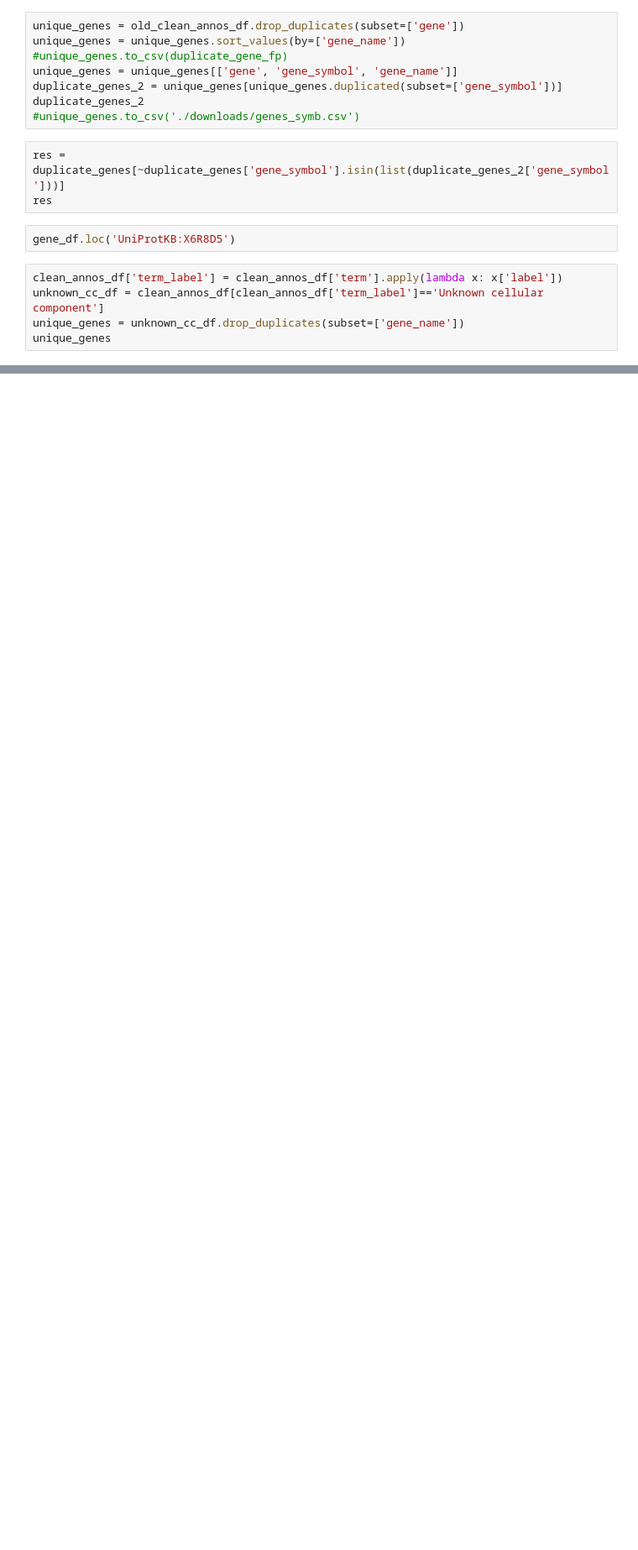
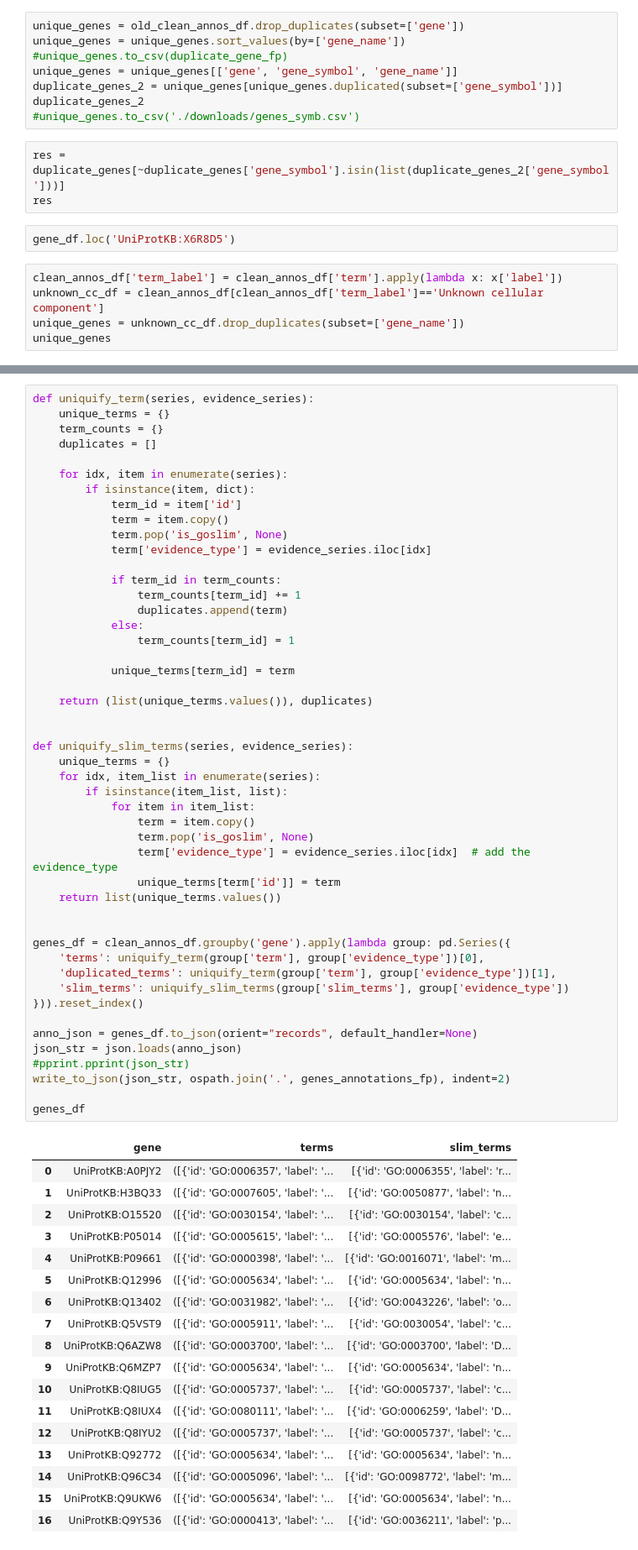
Before and after one commit to pantherdb/pango, a Jupyter notebook: loader/playground.ipynb, the cells around one changed output, grey strips where cells are left out. Shown at 84% size. Drawn from its saved outputs; the diff is of its cells as text; blank space fills up the shorter version.

Commit message:
Added check for duplicates and added the script to the all.sh

```diff
--- a/loader/playground.ipynb
+++ b/loader/playground.ipynb
@@ -581,0 +529,67 @@ genes_df
+# %%
+def uniquify_term(series, evidence_series):
+    unique_terms = {}
+    term_counts = {}
+    duplicates = []
+
+    for idx, item in enumerate(series):
+        if isinstance(item, dict):
+            term_id = item['id']
+            term = item.copy()
+            term.pop('is_goslim', None)
+            term['evidence_type'] = evidence_series.iloc[idx]
+
+            if term_id in term_counts:
+                term_counts[term_id] += 1
+                duplicates.append(term)
+            else:
+                term_counts[term_id] = 1
+
+            unique_terms[term_id] = term
+
+    return (list(unique_terms.values()), duplicates)
+
+
+def uniquify_slim_terms(series, evidence_series):
+    unique_terms = {}
+    for idx, item_list in enumerate(series):
+        if isinstance(item_list, list):
+            for item in item_list:
+                term = item.copy()
+                term.pop('is_goslim', None)
+                term['evidence_type'] = evidence_series.iloc[idx]  # add the evidence_type
+                unique_terms[term['id']] = term
+    return list(unique_terms.values())
+
+
+genes_df = clean_annos_df.groupby('gene').apply(lambda group: pd.Series({
+    'terms': uniquify_term(group['term'], group['evidence_type'])[0],
+    'duplicated_terms': uniquify_term(group['term'], group['evidence_type'])[1],
+    'slim_terms': uniquify_slim_terms(group['slim_terms'], group['evidence_type'])
+})).reset_index()
+
+anno_json = genes_df.to_json(orient="records", default_handler=None)
+json_str = json.loads(anno_json)
+#pprint.pprint(json_str)
+write_to_json(json_str, ospath.join('.', genes_annotations_fp), indent=2)
+
+genes_df
+# %% [output]
+|  | gene | terms | slim_terms |
+| 0 | UniProtKB:A0PJY2 | ([{'id': 'GO:0006357', 'label': '... | [{'id': 'GO:0006355', 'label': 'r... |
+| 1 | UniProtKB:H3BQ33 | ([{'id': 'GO:0007605', 'label': '... | [{'id': 'GO:0050877', 'label': 'n... |
+| 2 | UniProtKB:O15520 | ([{'id': 'GO:0030154', 'label': '... | [{'id': 'GO:0030154', 'label': 'c... |
+| 3 | UniProtKB:P05014 | ([{'id': 'GO:0005615', 'label': '... | [{'id': 'GO:0005576', 'label': 'e... |
+| 4 | UniProtKB:P09661 | ([{'id': 'GO:0000398', 'label': '... | [{'id': 'GO:0016071', 'label': 'm... |
+| 5 | UniProtKB:Q12996 | ([{'id': 'GO:0005634', 'label': '... | [{'id': 'GO:0005634', 'label': 'n... |
+| 6 | UniProtKB:Q13402 | ([{'id': 'GO:0031982', 'label': '... | [{'id': 'GO:0043226', 'label': 'o... |
+| 7 | UniProtKB:Q5VST9 | ([{'id': 'GO:0005911', 'label': '... | [{'id': 'GO:0030054', 'label': 'c... |
+| 8 | UniProtKB:Q6AZW8 | ([{'id': 'GO:0003700', 'label': '... | [{'id': 'GO:0003700', 'label': 'D... |
+| 9 | UniProtKB:Q6MZP7 | ([{'id': 'GO:0005634', 'label': '... | [{'id': 'GO:0005634', 'label': 'n... |
+| 10 | UniProtKB:Q8IUG5 | ([{'id': 'GO:0005737', 'label': '... | [{'id': 'GO:0005737', 'label': 'c... |
+| 11 | UniProtKB:Q8IUX4 | ([{'id': 'GO:0080111', 'label': '... | [{'id': 'GO:0006259', 'label': 'D... |
+| 12 | UniProtKB:Q8IYU2 | ([{'id': 'GO:0005737', 'label': '... | [{'id': 'GO:0005737', 'label': 'c... |
+| 13 | UniProtKB:Q92772 | ([{'id': 'GO:0005634', 'label': '... | [{'id': 'GO:0005634', 'label': 'n... |
+| 14 | UniProtKB:Q96C34 | ([{'id': 'GO:0005096', 'label': '... | [{'id': 'GO:0098772', 'label': 'm... |
+| 15 | UniProtKB:Q9UKW6 | ([{'id': 'GO:0005634', 'label': '... | [{'id': 'GO:0005634', 'label': 'n... |
+| 16 | UniProtKB:Q9Y536 | ([{'id': 'GO:0000413', 'label': '... | [{'id': 'GO:0036211', 'label': 'p... |
```
Also changed, not shown: parts of 6 cells of this notebook, 2 other files.
